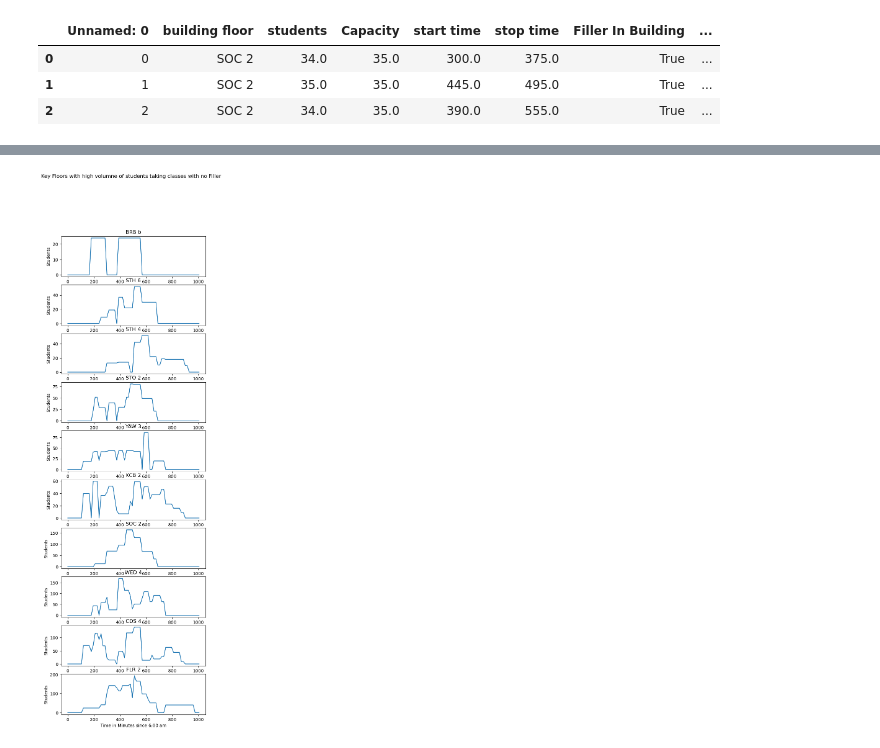
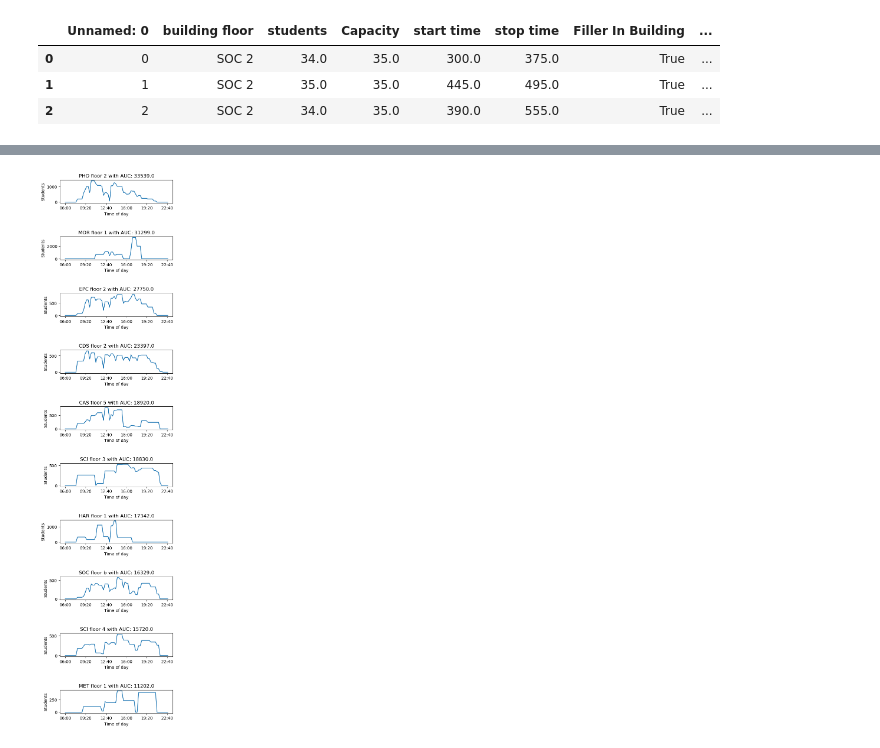
Before and after one commit to BU-Spark/ds-bu-sustainability-water, a Jupyter notebook: sp24-team-d/classroom-analysis.ipynb, the cells around one changed output, grey strips where cells are left out. Saved outputs shown, nothing was run; the diff lists cells and outputs as text; code cells hidden in the pictures.

Commit message:
Fix error in merging floors with fillers

```diff
--- a/sp24-team-d/classroom-analysis.ipynb
+++ b/sp24-team-d/classroom-analysis.ipynb
@@ -263,13 +280,13 @@ max_t = df['stop time'].max()
 dt = 15
 t = np.arange(0, max_t, dt)
 
-all_results = [(key, get_time_series(x[:, 0], x[:, 2], x[:, 3], t)) for key, x in data_by_floor.items()]
-all_results = [[key, x[1], x[0]] for key, x in all_results]
+all_results = [(key, get_time_series(x[:, 0], x[:, 2], x[:, 3], t)) for key, x in data_by_floor.items() if floor_statuses[key][1] == False]
+all_results = [[key, x[1], x[0]] for key, x in all_results if not np.isnan(x[1])]
 
-top_auc = sorted(all_results, key=lambda x: x[1])
+top_auc = sorted(all_results, key=lambda x: x[1], reverse=True)
 k = 10
 
-print("---- Building Floors with the highest number of students over time ----- ")
+print("---- Building Floors with high density and no filler ----- ")
 for i in range(k):
     print(f"{i}. {top_auc[i][0]} with AUC {top_auc[i][1]}")
 # %% [output]
@@ -287,14 +310,20 @@ for i in range(k):
 # %%
 import matplotlib.pyplot as plt
 
 fig, ax = plt.subplots(10, 1, figsize=(6, 20))
+fig.tight_layout(pad=6)
 
-fig.suptitle("Key Floors with high volumne of students taking classes with no Filler")
+t_ticks = list(np.arange(0, 1001, 200))
+times = [(earliest_start + pd.DateOffset(minutes=int(t_tick))).time() for t_tick in t_ticks]
+str_times = [time.strftime("%H:%M") for time in times]
+
 for i in range(10):
     y = top_auc[i][2]
     ax[i].plot(t, y)
-    ax[i].set_xlabel('Time in Minutes since 6:00 am')
+    ax[i].set_xlabel('Time of day')
     ax[i].set_ylabel('Students')
-    ax[i].set_title(top_auc[i][0])
+    ax[i].set_xticks(t_ticks, str_times)
+    building, floor = top_auc[i][0].split(' ')
+    ax[i].set_title(f"{building} floor {floor} with AUC: {top_auc[i][1]}")
 # %% [output]
-[figure, old version]
+[figure, new version]
```
Also changed, not shown: parts of 5 cells of this notebook.
